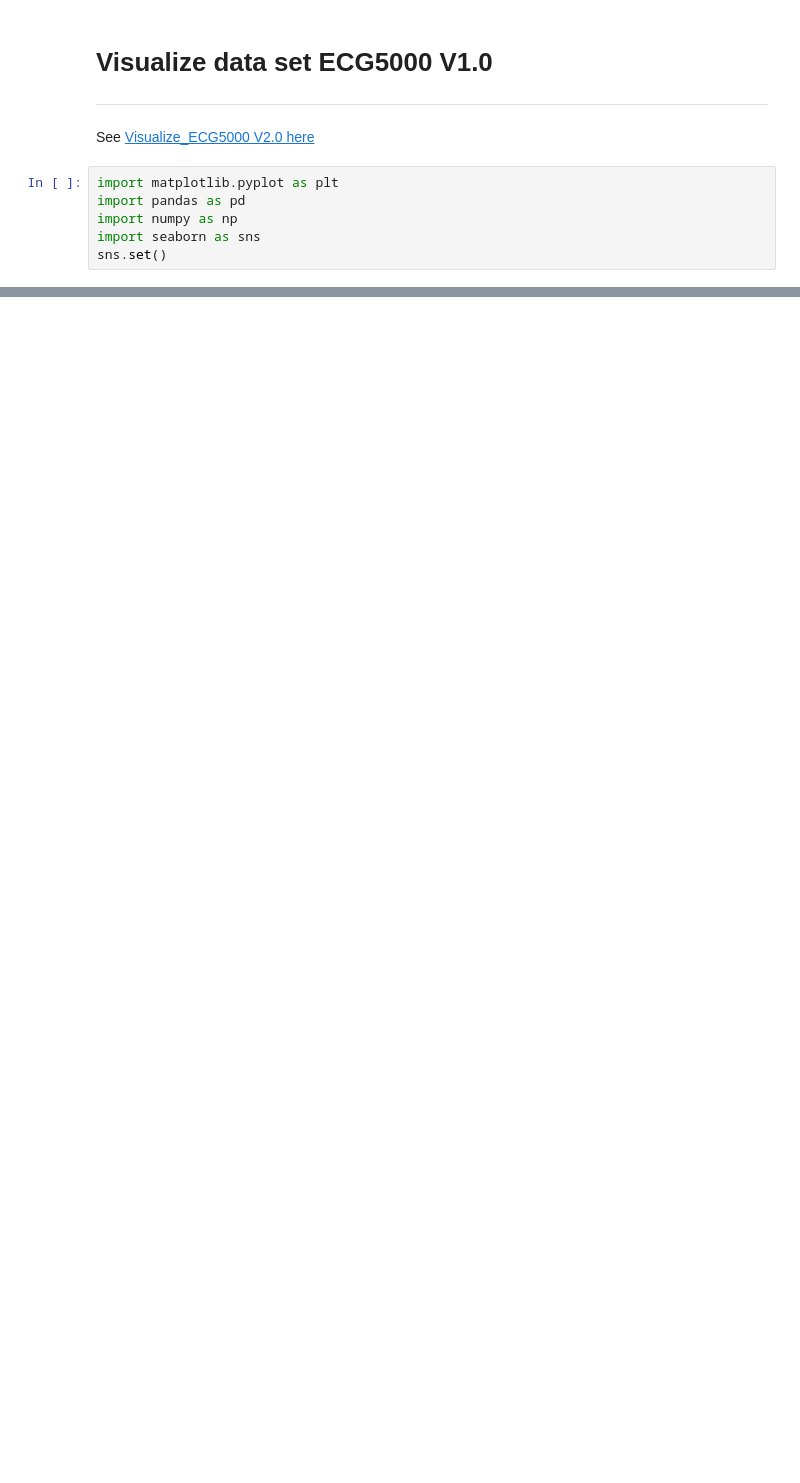
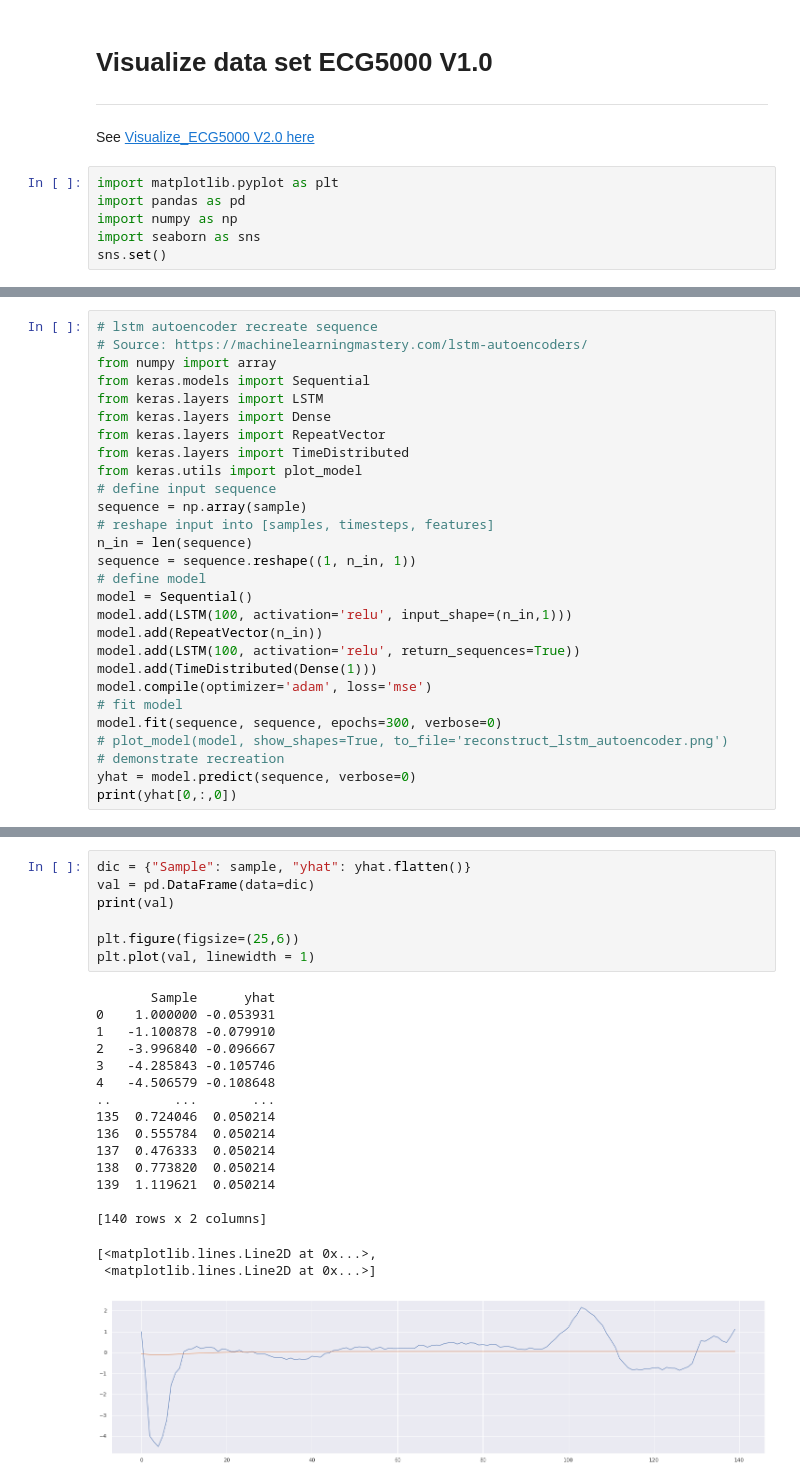
Before and after one commit to nina-prog/sem-data-analysis-VAE, a Jupyter notebook: Visualize_ECG5000_V1_0.ipynb, the cells around one changed output, grey strips where cells are left out. Saved outputs shown, nothing was run; the diff lists cells and outputs as text; blank space fills up the shorter version.

```diff
--- a/Visualize_ECG5000_V1_0.ipynb
+++ b/Visualize_ECG5000_V1_0.ipynb
@@ -34,0 +41,28 @@ plt.plot(y140, linewidth = 1, color="blue")
+# %%
+# lstm autoencoder recreate sequence
+# Source: https://machinelearningmastery.com/lstm-autoencoders/
+from numpy import array
+from keras.models import Sequential
+from keras.layers import LSTM
+from keras.layers import Dense
+from keras.layers import RepeatVector
+from keras.layers import TimeDistributed
+from keras.utils import plot_model
+# define input sequence
+sequence = np.array(sample)
+# reshape input into [samples, timesteps, features]
+n_in = len(sequence)
+sequence = sequence.reshape((1, n_in, 1))
+# define model
+model = Sequential()
+model.add(LSTM(100, activation='relu', input_shape=(n_in,1)))
+model.add(RepeatVector(n_in))
+model.add(LSTM(100, activation='relu', return_sequences=True))
+model.add(TimeDistributed(Dense(1)))
+model.compile(optimizer='adam', loss='mse')
+# fit model
+model.fit(sequence, sequence, epochs=300, verbose=0)
+# plot_model(model, show_shapes=True, to_file='reconstruct_lstm_autoencoder.png')
+# demonstrate recreation
+yhat = model.predict(sequence, verbose=0)
+print(yhat[0,:,0])
@@ -34,0 +87,25 @@ plt.plot(y140, linewidth = 1, color="blue")
+# %%
+dic = {"Sample": sample, "yhat": yhat.flatten()}
+val = pd.DataFrame(data=dic)
+print(val)
+
+plt.figure(figsize=(25,6))
+plt.plot(val, linewidth = 1)
+# %% [output]
+       Sample      yhat
+0    1.000000 -0.053931
+1   -1.100878 -0.079910
+2   -3.996840 -0.096667
+3   -4.285843 -0.105746
+4   -4.506579 -0.108648
+..        ...       ...
+135  0.724046  0.050214
+136  0.555784  0.050214
+137  0.476333  0.050214
+138  0.773820  0.050214
+139  1.119621  0.050214
+
+[140 rows x 2 columns]
+[<matplotlib.lines.Line2D at 0x...>,
+ <matplotlib.lines.Line2D at 0x...>]
+[figure, added]
```
Also changed, not shown: parts of 3 cells of this notebook.
